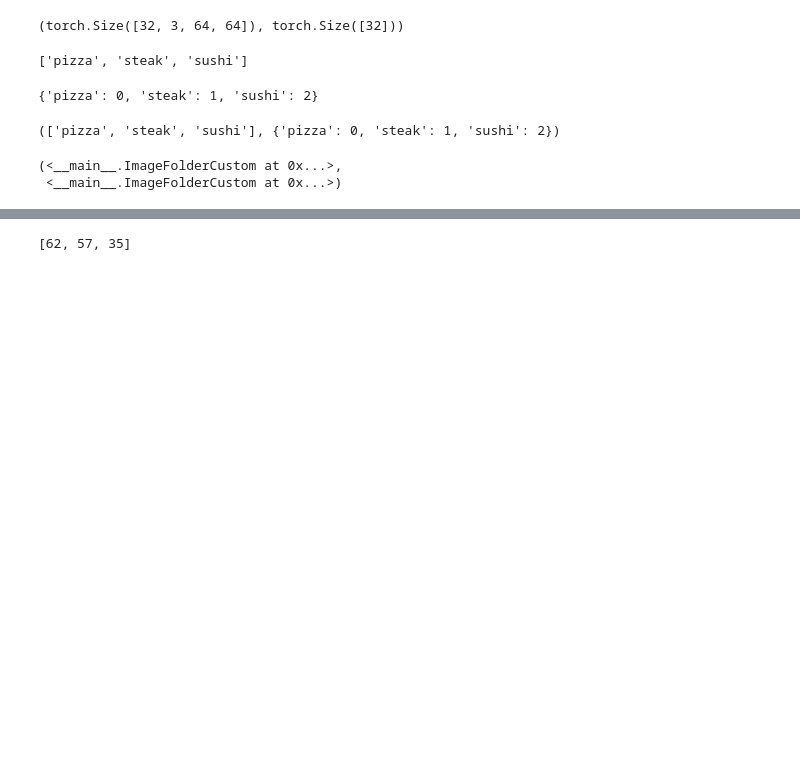
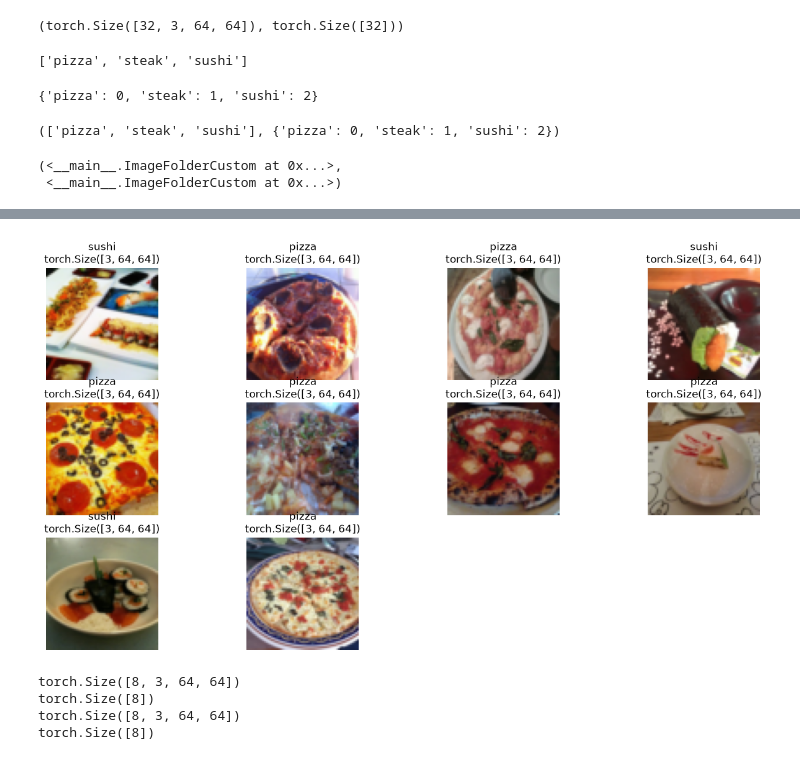
Before and after one commit to muemara1/ML, a Jupyter notebook: Custom Datasets.ipynb, the cells around one changed output, grey strips where cells are left out. Saved outputs shown, nothing was run; the diff lists cells and outputs as text; code cells hidden in the pictures; blank space fills up the shorter version.

```diff
--- a/Custom Datasets.ipynb
+++ b/Custom Datasets.ipynb
@@ -406,4 +386 @@ img,label
-# %%
-def display_random_images(dataset):
-    random.sample()
 # %%
@@ -412,4 +407,34 @@ def display_random_images(dataset):
-# %%
-random.sample(range(len(train_data_custom)),k=3)
-# %% [output]
-[62, 57, 35]
+# %%
+from math import ceil,sqrt
+
+def display_random_images(dataset,n,seed=None):
+     """Displays n random images from a dataset in a grid.
+
+    Args:
+        dataset: a PyTorch dataset that returns (image_tensor, label)
+                 and has a .classes attribute.
+        n: how many images to show. Default 5.
+        cols: how many images per row. Rows are calculated automatically.
+        seed: optional number for repeatable random picks.
+
+    Note:
+        Images must be tensors [C, H, W] (use a transform with ToTensor()).
+    """
+     if seed:
+        random.seed(seed)
+
+     random_idx=random.sample(range(len(dataset)),k=n)
+     plt.figure(figsize=(16,8))
+     for i,idx in enumerate(random_idx):
+        cols = ceil(sqrt(n))
+        rows = ceil(n / cols)
+        plt.subplot(rows,cols,i+1)
+        img,label=dataset[idx]
+        plt.imshow(img.permute(1,2,0))
+        plt.title(f"{dataset.classes[label]}\n{img.shape}")
+        plt.axis("off")
+# %%
+display_random_images(train_data_custom,n=10
+                      ,seed=42)
+# %% [output]
+[figure, added]
@@ -415,0 +447,13 @@ random.sample(range(len(train_data_custom)),k=3)
+# %%
+image,label=next(iter(train_dataloader_custom))
+print(image.shape)
+print(label.shape)
+
+image,label=next(iter(test_dataloader_custom))
+print(image.shape)
+print(label.shape)
+# %% [output]
+torch.Size([8, 3, 64, 64])
+torch.Size([8])
+torch.Size([8, 3, 64, 64])
+torch.Size([8])
```
Also changed, not shown: parts of 8 cells of this notebook, 1 other file.
